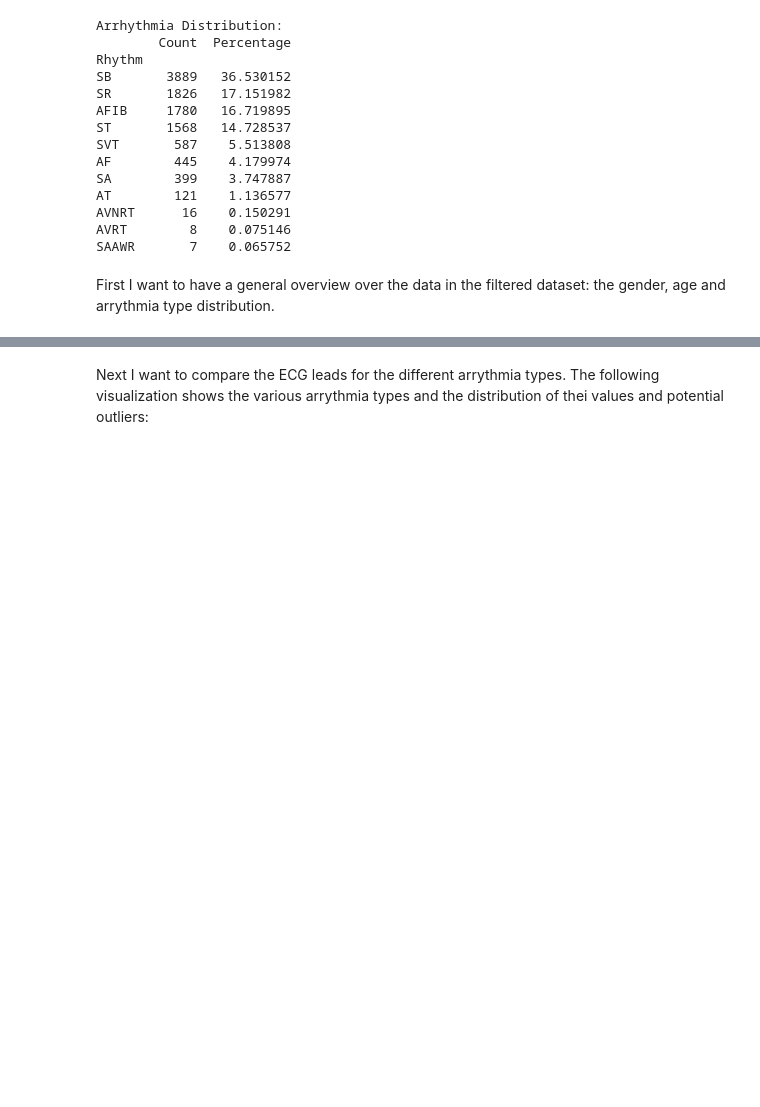
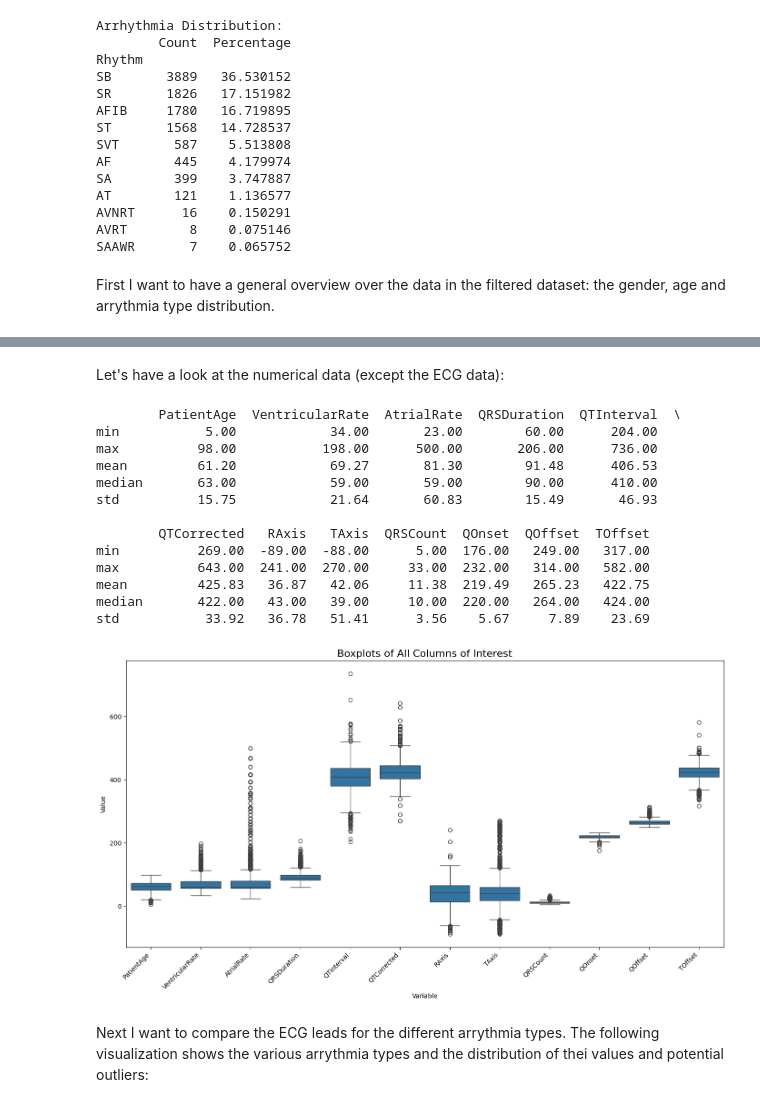
Before and after one commit to 3esi/ai4h_project, a Jupyter notebook: arrythmia_study.ipynb, the cells around one changed output, grey strips where cells are left out. Drawn from its saved outputs; the diff is of its cells as text; code cells hidden in the pictures; blank space fills up the shorter version.

```diff
--- a/arrythmia_study.ipynb
+++ b/arrythmia_study.ipynb
@@ -226,4 +218,63 @@ Standard Deviation of Age: 15.69
 [figure]
+# %% [markdown]
+Let's have a look at the numerical data (except the ECG data):
+# %%
+# Specify the columns of interest
+columns_of_interest = [
+    'PatientAge',
+    'VentricularRate',
+    'AtrialRate',
+    'QRSDuration',
+    'QTInterval',
+    'QTCorrected',
+    'RAxis',
+    'TAxis',
+    'QRSCount',
+    'QOnset',
+    'QOffset',
+    'TOffset'
+]
+
+# Generate descriptive statistics for the selected columns
+desc_stats = combined_df[columns_of_interest].describe()
+desc_stats.loc['median'] = combined_df[columns_of_interest].median()
+desc_stats = desc_stats.reindex(['min', 'max', 'mean', 'median', 'std'])
+desc_stats = desc_stats.round(2)
+print(desc_stats)
+
+# Create boxplots for the columns
+
+# Create a long-form DataFrame suitable for seaborn
+df_melted = combined_df[columns_of_interest].melt(var_name='Variable', value_name='Value')
+
+# Set the figure size
+plt.figure(figsize=(14, 8))
+
+# Create a boxplot with all the columns in one visualization
+sns.boxplot(x='Variable', y='Value', data=df_melted)
+
+# Set the title and adjust the layout
+plt.title('Boxplots of All Columns of Interest', fontsize=16)
+plt.xticks(rotation=45, ha='right')  # Rotate the x labels for better readability
+plt.tight_layout()
+
+# Display the plot
+plt.show()
+# %% [output]
+        PatientAge  VentricularRate  AtrialRate  QRSDuration  QTInterval  \
+min           5.00            34.00       23.00        60.00      204.00
+max          98.00           198.00      500.00       206.00      736.00
+mean         61.20            69.27       81.30        91.48      406.53
+median       63.00            59.00       59.00        90.00      410.00
+std          15.75            21.64       60.83        15.49       46.93
+
+        QTCorrected   RAxis   TAxis  QRSCount  QOnset  QOffset  TOffset
+min          269.00  -89.00  -88.00      5.00  176.00   249.00   317.00
+max          643.00  241.00  270.00     33.00  232.00   314.00   582.00
+mean         425.83   36.87   42.06     11.38  219.49   265.23   422.75
+median       422.00   43.00   39.00     10.00  220.00   264.00   424.00
+std           33.92   36.78   51.41      3.56    5.67     7.89    23.69
+[figure, added]
 # %% [markdown]
 Next I want to compare the ECG leads for the different arrythmia types. The following visualization shows the various arrythmia types and the distribution of thei values and potential outliers:
 # %%
```
Also changed, not shown: parts of 42 cells of this notebook.
